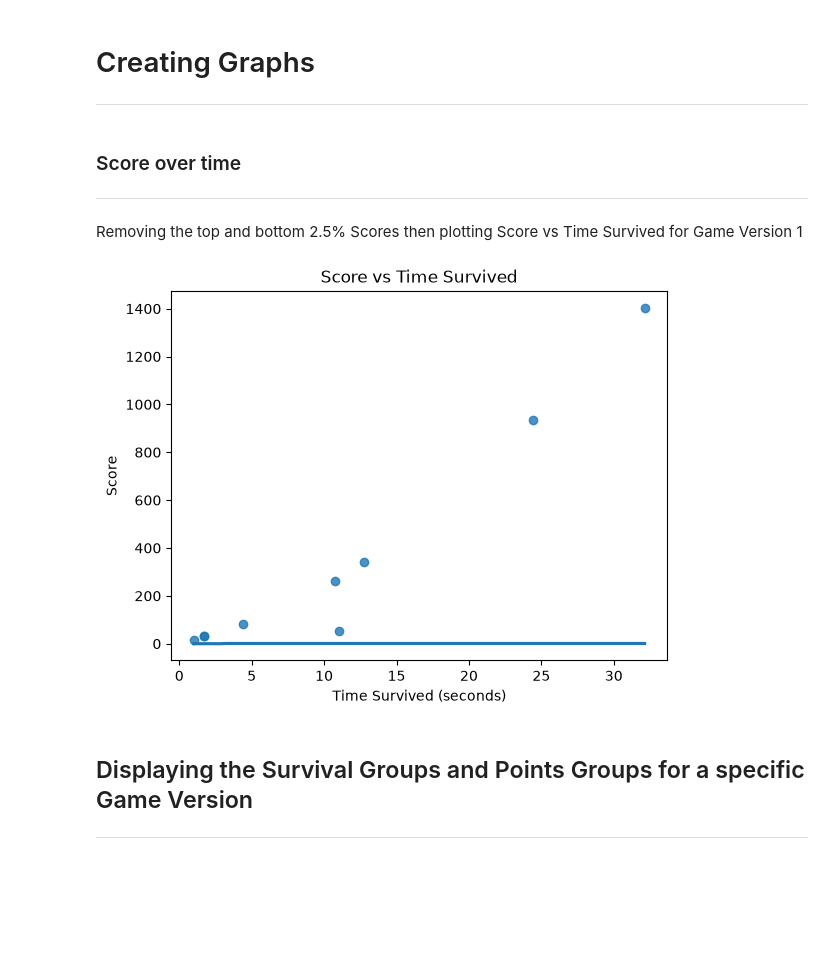
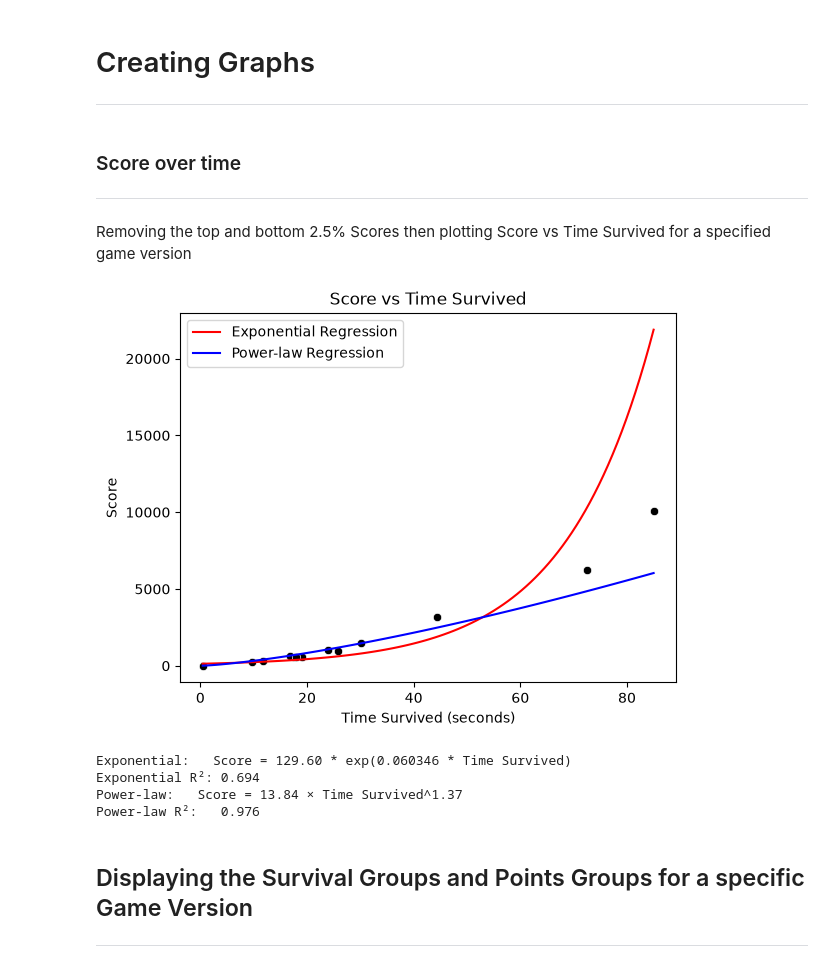
Before and after one commit to JonathanHinchliffe/CubeGame, a Jupyter notebook: Data-Visualiser.ipynb, the cells around one changed output. Drawn from its saved outputs; the diff is of its cells as text; code cells hidden in the pictures; blank space fills up the shorter version.

Commit message:
exponential and power-law regression

```diff
--- a/Data-Visualiser.ipynb
+++ b/Data-Visualiser.ipynb
@@ -220,4 +223,4 @@ dfs[1].head()
 # %% [markdown]
 ### Score over time
 <hr>
-Removing the top and bottom 2.5% Scores then plotting Score vs Time Survived for Game Version 1
+Removing the top and bottom 2.5% Scores then plotting Score vs Time Survived for a specified game version
@@ -228,8 +226,0 @@ gv1_df = dfs[1][(
-# %%
-sns.regplot(data=gv1_df, x="Time Survived", y="Score", logistic=True, ci=None)
-plt.xlabel("Time Survived (seconds)")
-plt.ylabel("Score")
-plt.title("Score vs Time Survived")
-plt.show()
-# %% [output]
-[figure, removed]
@@ -236,3 +321,11 @@ plt.show()
+# %%
+score_over_time(2, remove_edges=False)
+# %% [output]
+[figure, added]
+Exponential:   Score = 129.60 * exp(0.060346 * Time Survived)
+Exponential R²: 0.694
+Power-law:   Score = 13.84 × Time Survived^1.37
+Power-law R²:   0.976
 # %% [markdown]
 ## Displaying the Survival Groups and Points Groups for a specific Game Version
 <hr>
```
Also changed, not shown: parts of 8 cells of this notebook, 1 other file.
